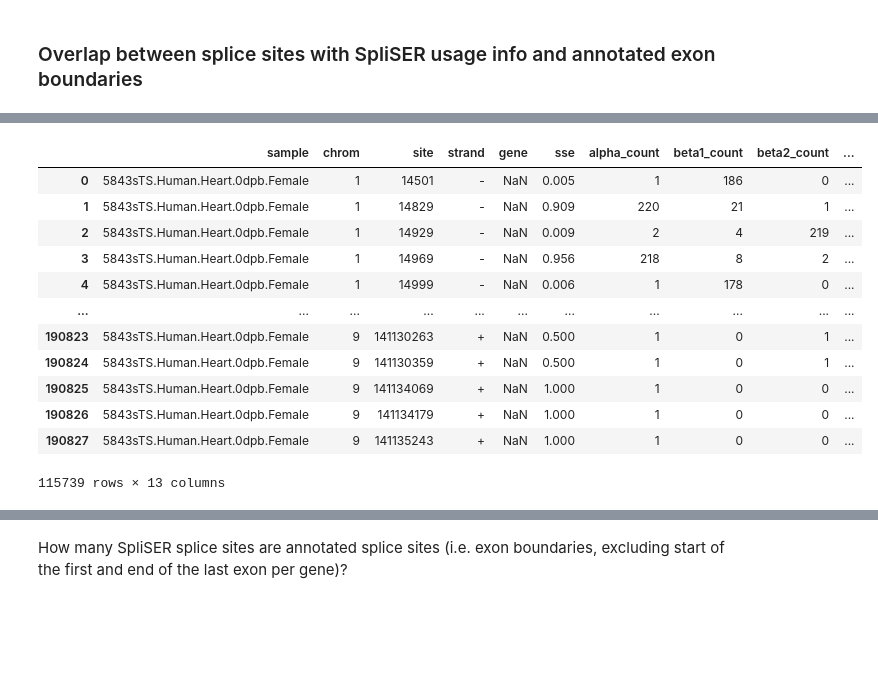
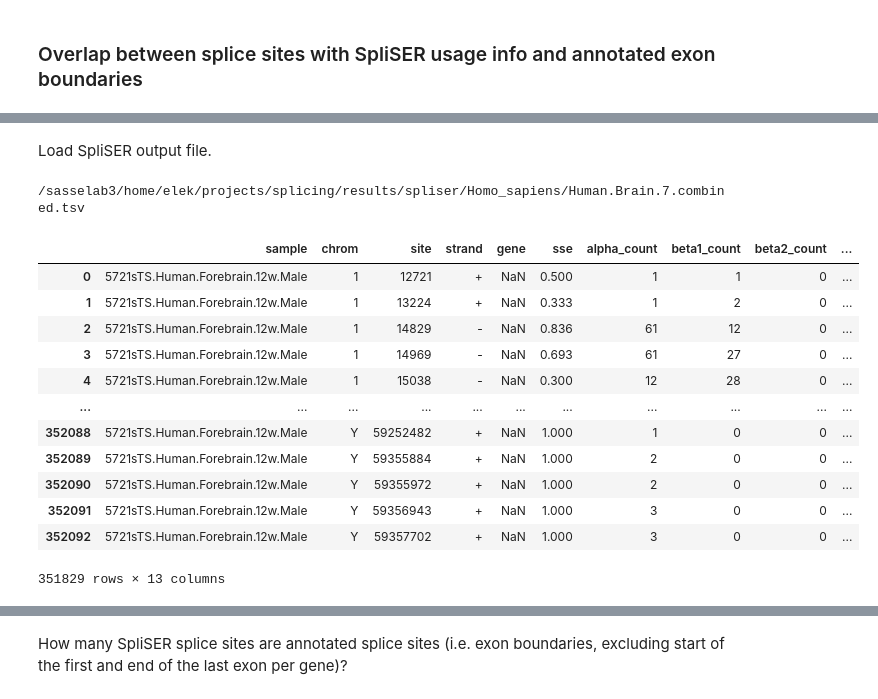
Before and after one commit to anamariaelek/splicing, a Jupyter notebook: notebooks/03_rna_data.ipynb, the cells around one changed output, grey strips where cells are left out. Drawn from its saved outputs; the diff is of its cells as text; code cells hidden in the pictures; blank space fills up the shorter version.

Commit message:
Fixed spliser output coordinates

```diff
--- a/notebooks/03_rna_data.ipynb
+++ b/notebooks/03_rna_data.ipynb
@@ -170,0 +188,17 @@ For this part, use SplicEvo enviroment because I need some of the IO functions f
+# %%
+from splicevo.io.gene_annotation import GTFProcessor
+
+# Load gtf
+annotation = 'mazin'
+if annotation=='mazin':
+    gtf_path="/home/elek/sds/sd17d003/Anamaria/genomes/mazin/gtf/Homo_sapiens.gtf.gz"
+elif annotation=='gencode':
+    gtf_path="/home/elek/sds/sd17d003/Anamaria/genomes/gencode/gtf/Homo_sapiens.gtf.gz"
+gtf = GTFProcessor(gtf_path)
+
+# Subset chromosomes
+test_chr = ['1','2','3','4','5','6','7','8','9','10','11','12','13','14','15','16','17','18','19','20','21','22','X','Y','MT']
+if annotation == 'gecode':
+    test_chr = ["chr" + x for x in test_chr]
+gtf_df = gtf.load_gtf(chromosomes=test_chr)
+gtf_df
@@ -173,57 +252,53 @@ Load an example SpliSER output file.
+# %% [markdown]
+Load SpliSER output file.
 # %%
-import pandas as pd
-from pathlib import Path
-
-# Get current directory
-wdir = Path().resolve()
-
-# Project directory
-project_dir = wdir.parent
-species = "Homo_sapiens"
-name = "Human"
-tissue = "Heart"
-group = "0dpb"
-filename = Path(project_dir, "results", "spliser", f"{name}.{tissue}.{group}.combined.nochr.tsv")
+filename = Path(project_dir, "results", "spliser", species, f"{name}.{tissue}.{group}.combined.tsv")
+print(filename)
 
 dtype = {
     'Sample': str,
     'Region': str,
     'Site': int,
     'Strand': str,
     'gene': str,
     'SSE': float,
     'alpha_count': int,
     'beta1_count': int,
     'beta2_count': int,
     'MultiGeneFlag': bool,
     'Others': str,
     'Partners': str,
     'Competitors': str
 }
 spliser_df = pd.read_csv(filename, sep="\t", dtype=dtype)
 
 # Use better names
 spliser_df.columns = spliser_df.columns.str.lower()
 spliser_df = spliser_df.rename(columns={'region': 'chrom', 'strand': 'strand'})
 
 # Get unique splice sites with tissue usage info
 spliser_df = spliser_df.drop_duplicates(subset=['chrom', 'site'])
 
+# Remove 'chr' prefix from chromosome names
+if annotation=='mazin':
+    spliser_df['chrom'] = spliser_df['chrom'].str.replace('chr', '')
+
 # Subset for test chromosomes
-test_chr = ['1', '3', '5', '7', '9']
 spliser_df = spliser_df[spliser_df['chrom'].isin(test_chr)]
+
 spliser_df
 # %% [output]
+/sasselab3/home/elek/projects/splicing/results/spliser/Homo_sapiens/Human.Brain.7.combined.tsv
 |  | sample | chrom | site | strand | gene | sse | alpha_count | beta1_count | beta2_count | ... |
-| 0 | 5843sTS.Human.Heart.0dpb.Female | 1 | 14501 | - | NaN | 0.005 | 1 | 186 | 0 | ... |
-| 1 | 5843sTS.Human.Heart.0dpb.Female | 1 | 14829 | - | NaN | 0.909 | 220 | 21 | 1 | ... |
-| 2 | 5843sTS.Human.Heart.0dpb.Female | 1 | 14929 | - | NaN | 0.009 | 2 | 4 | 219 | ... |
-| 3 | 5843sTS.Human.Heart.0dpb.Female | 1 | 14969 | - | NaN | 0.956 | 218 | 8 | 2 | ... |
-| 4 | 5843sTS.Human.Heart.0dpb.Female | 1 | 14999 | - | NaN | 0.006 | 1 | 178 | 0 | ... |
+| 0 | 5721sTS.Human.Forebrain.12w.Male | 1 | 12721 | + | NaN | 0.500 | 1 | 1 | 0 | ... |
+| 1 | 5721sTS.Human.Forebrain.12w.Male | 1 | 13224 | + | NaN | 0.333 | 1 | 2 | 0 | ... |
+| 2 | 5721sTS.Human.Forebrain.12w.Male | 1 | 14829 | - | NaN | 0.836 | 61 | 12 | 0 | ... |
+| 3 | 5721sTS.Human.Forebrain.12w.Male | 1 | 14969 | - | NaN | 0.693 | 61 | 27 | 0 | ... |
+| 4 | 5721sTS.Human.Forebrain.12w.Male | 1 | 15038 | - | NaN | 0.300 | 12 | 28 | 0 | ... |
 | ... | ... | ... | ... | ... | ... | ... | ... | ... | ... | ... |
-| 190823 | 5843sTS.Human.Heart.0dpb.Female | 9 | 141130263 | + | NaN | 0.500 | 1 | 0 | 1 | ... |
-| 190824 | 5843sTS.Human.Heart.0dpb.Female | 9 | 141130359 | + | NaN | 0.500 | 1 | 0 | 1 | ... |
-| 190825 | 5843sTS.Human.Heart.0dpb.Female | 9 | 141134069 | + | NaN | 1.000 | 1 | 0 | 0 | ... |
-| 190826 | 5843sTS.Human.Heart.0dpb.Female | 9 | 141134179 | + | NaN | 1.000 | 1 | 0 | 0 | ... |
-| 190827 | 5843sTS.Human.Heart.0dpb.Female | 9 | 141135243 | + | NaN | 1.000 | 1 | 0 | 0 | ... |
+| 352088 | 5721sTS.Human.Forebrain.12w.Male | Y | 59252482 | + | NaN | 1.000 | 1 | 0 | 0 | ... |
+| 352089 | 5721sTS.Human.Forebrain.12w.Male | Y | 59355884 | + | NaN | 1.000 | 2 | 0 | 0 | ... |
+| 352090 | 5721sTS.Human.Forebrain.12w.Male | Y | 59355972 | + | NaN | 1.000 | 2 | 0 | 0 | ... |
+| 352091 | 5721sTS.Human.Forebrain.12w.Male | Y | 59356943 | + | NaN | 1.000 | 3 | 0 | 0 | ... |
+| 352092 | 5721sTS.Human.Forebrain.12w.Male | Y | 59357702 | + | NaN | 1.000 | 3 | 0 | 0 | ... |
-115739 rows × 13 columns
+351829 rows × 13 columns
```
Also changed, not shown: parts of 39 cells of this notebook, 3 other files.
